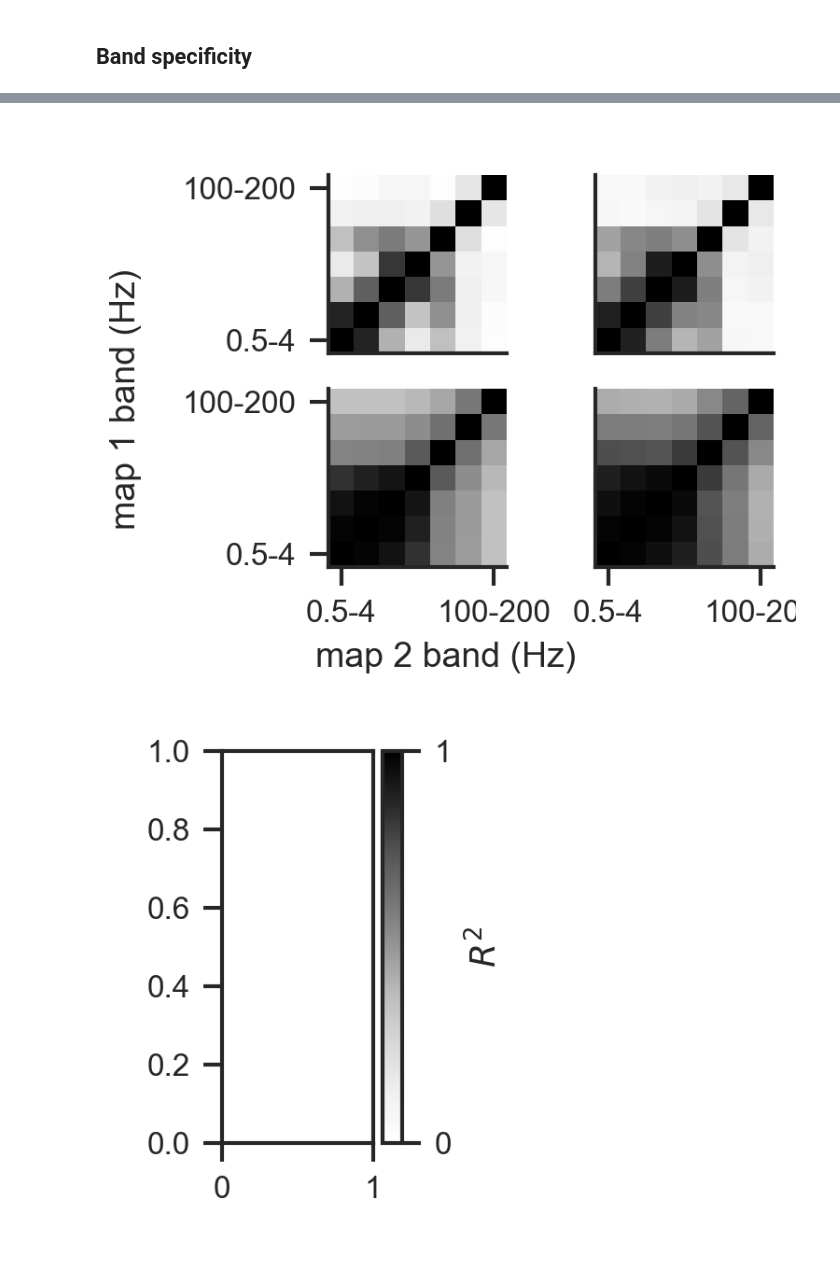
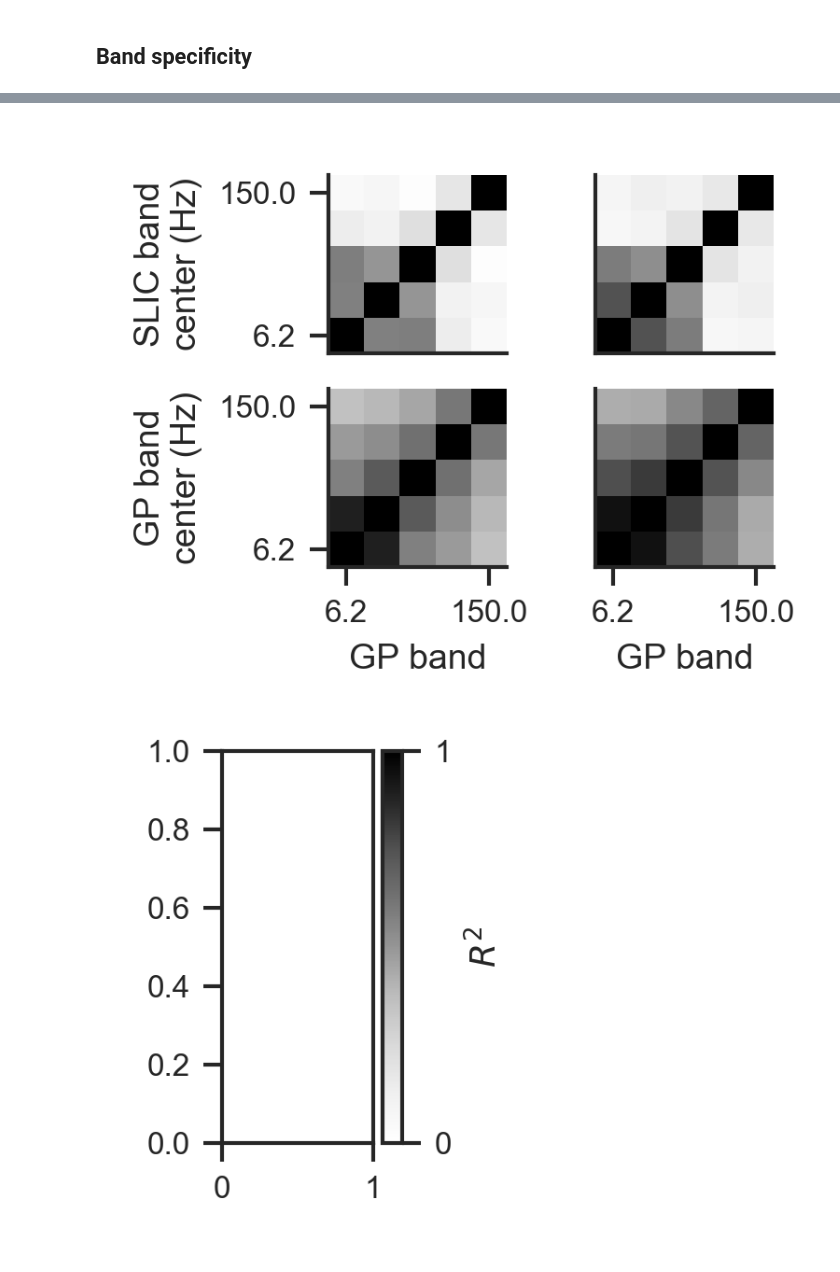
Before and after one commit to leoscholl/ecog_opto_connectivity, a Jupyter notebook: 3_metric_comparisons.ipynb, the cells around one changed output, grey strips where cells are left out. Cells and saved outputs as stored; diff of their text form; code cells hidden in the pictures.

```diff
--- a/3_metric_comparisons.ipynb
+++ b/3_metric_comparisons.ipynb
@@ -265,7 +271,8 @@ for subject in ['beignet', 'affi']:
             accllr_conn_cutoff.append(total)
 
             # ITPC
-            diff, itpc_p = calc_fdrc_ranktest(subj_data['itpc_map'][idx], subj_data['itpc_null_maps'][idx])
+            diff, itpc_p = calc_fdrc_ranktest(subj_data['itpc_map'][idx],
+                                              subj_data['itpc_null_maps'][idx], nan_policy='omit')
             serr = convert_latency_to_serr(stim_site, subj_data['itpc_latency'][idx],
                                            subj_data['itpc_map'][idx], itpc_p,
                                            alpha=alpha, latency_cutoff=cutoff)
@@ -346,15 +353,14 @@ for idx, (subject_, theta_, stim_site_) in enumerate(zip(
 
 
 # Latency distribution
-colors = ['c', 'm']
 x = 'latency_accllr'
 bins = np.linspace(0, 60, 20)
 ax_1 = fig.add_subplot(grid2[0,3])
-sns.histplot(data=df[df['subject'] == 'beignet'], x=x, bins=bins, color=colors[0], legend=False)
+sns.histplot(data=df[df['subject'] == 'beignet'], x=x, bins=bins, color=color_monkey_1, legend=False)
 plt.ylabel('count')
-plt.ylim(0,60)
+plt.ylim(0,90)
 ax_2 = fig.add_subplot(grid2[1,3])
-sns.histplot(data=df[df['subject'] == 'affi'], x=x, bins=bins, color=colors[1], legend=False)
+sns.histplot(data=df[df['subject'] == 'affi'], x=x, bins=bins, color=color_monkey_2, legend=False)
 plt.xlabel('latency (ms)')
 plt.ylabel('count')
 plt.ylim(0,40)
@@ -362,6 +368,7 @@ sns.despine()
 
 
 ax = fig.add_subplot(grid2[:,4])
+colors = [color_monkey_1, color_monkey_2]
 ax.set_prop_cycle(color=colors)
 df_1 = df[df["subject"] == "beignet"]
 df_2 = df[df["subject"] == "affi"]
@@ -370,8 +377,8 @@ sns.regplot(data=df_2, x="distance", y=x, scatter_kws={"s": 8})
 import scipy
 _, _, r1, p1, _ = scipy.stats.linregress(x=df_1["distance"], y=df_1[x], nan_policy='omit')
 _, _, r2, p2, _ = scipy.stats.linregress(x=df_2["distance"], y=df_2[x], nan_policy='omit')
-plt.text(6.5, 30, f'$R^2 = {np.round(r1,2)}$', color=colors[0], fontsize=9)
-plt.text(6.5, 15, f'$R^2 = {np.round(r2,2)}$', color=colors[1], fontsize=9)
+plt.text(6.5, 30, f'$R^2 = {np.round(r1,2)}$', color=color_monkey_1, fontsize=9)
+plt.text(6.5, 15, f'$R^2 = {np.round(r2,2)}$', color=color_monkey_2, fontsize=9)
 plt.xlabel('distance (cm)')
 plt.ylabel('latency (ms)')
 sns.despine()
@@ -537,7 +558,7 @@ grid4 = GridSpec(4, 6, width_ratios=wr, wspace=0.1, hspace=0.1)
 plt.subplots_adjust(left=0, right=1, top=1, bottom=0.1)
 
 # Cutoff sweep
-cutoff_colors = sns.color_palette('Greens', n_colors=5)[4:1:-1]
+cutoff_colors = sns.color_palette('Oranges', n_colors=5)[4:1:-1]
 for stim_idx, (subject, theta, stim_site) in enumerate(zip(
     ['beignet', 'affi'], [0, 90], [7, 25])):
 
@@ -559,7 +580,7 @@ for idx, cutoff in enumerate([0.010, 0.015, 0.02]):
     ax.text(-0.9,0.4,f'{int(cutoff*1000)} ms', color=cutoff_colors[idx])
 
 ax = fig.add_subplot(grid2[:,2])
-colors = ['c', 'm']
+colors = [color_monkey_1, color_monkey_2]
 df_sweep['time_offset'] = df_sweep['cutoff']
 df_sweep.loc[df_sweep['subject'] == 'affi', 'time_offset'] -= 0.5
 df_sweep.loc[df_sweep['subject'] == 'beignet', 'time_offset'] += 0.5
@@ -1052,7 +1087,8 @@ aopy.visualization.savefig(fig_dir, filename)
 rest_df = load_df(postproc_dir, 'beignet', 'rest', version)
 null_sites = [5, 16]
 stim_site = 7
-bands = [(0.5, 4), (4, 8), (8,12),(12,25),(25,50),(50,100),(100,200)]
+# bands = [(0.5, 4), (4, 8), (8,12),(12,25),(25,50),(50,100),(100,200)]
+bands = [(0.5, 12),(12,25),(25,50),(50,100),(100,200)]
 # %%
 def get_band_mask(from_band, to_band, sz, n_bands):
     m = sz * n_bands
@@ -1156,34 +1192,37 @@ for subject in ['beignet', 'affi']:
 # %%
 # Average across sites
 fig = plt.figure(figsize=(2.5,2), dpi=300)
 plt.subplots_adjust(left=0.3, right=1, bottom=0.2, top=0.9)
-band_labels = [f"{a}-{b}" for a, b in bands]
+band_labels = [f"{np.mean([a,b]):0.1f}" for a, b in bands]
 for idx, (avg_slic, avg_gc, avg_gc_stim) in enumerate(subj_avg):
 
     plt.subplot(2,2,1+idx)
     avg = np.mean(avg_slic, axis=0)
     im = plt.imshow(avg, vmin=0, vmax=1, cmap='Grays', origin='lower')
     plt.xticks([])
-    plt.yticks(list(range(len(avg)))[::6], labels=band_labels[::6])
+    plt.yticks(list(range(len(avg)))[::4], labels=band_labels[::4])
     if idx == 1:
         plt.yticks([])
+    else:
+        plt.ylabel('SLIC band\ncenter (Hz)')
     sns.despine()
 
     plt.subplot(2,2,3+idx)
     avg = np.mean(avg_gc, axis=0)
     im = plt.imshow(avg, vmin=0, vmax=1, cmap='Grays', origin='lower')
-    plt.xticks(list(range(len(avg)))[::6], labels=band_labels[::6])
-    plt.yticks(list(range(len(avg)))[::6], labels=band_labels[::6])
+    plt.xticks(list(range(len(avg)))[::4], labels=band_labels[::4])
+    plt.xlabel('GP band\ncenter (Hz)')
+    plt.yticks(list(range(len(avg)))[::4], labels=band_labels[::4])
     if idx == 1:
         plt.yticks([])
+    else:
+        plt.ylabel('GP band\ncenter (Hz)')
     sns.despine()
 
-fig.supylabel('map 1 band (Hz)', fontsize=9)
-fig.supxlabel("map 2 band (Hz)", fontsize=9)
 filename = f'band_specificity_matrix.svg'
 aopy.visualization.savefig(fig_dir, filename)
 # %% [output]
-[figure, old version]
+[figure, new version]
 # %%
 plt.figure(figsize=(1.5,2), dpi=300)
 plt.subplots_adjust(left=0.3, right=0.75, bottom=0.2, top=0.9)
```
Also changed, not shown: parts of 21 cells of this notebook, 54 other files.
